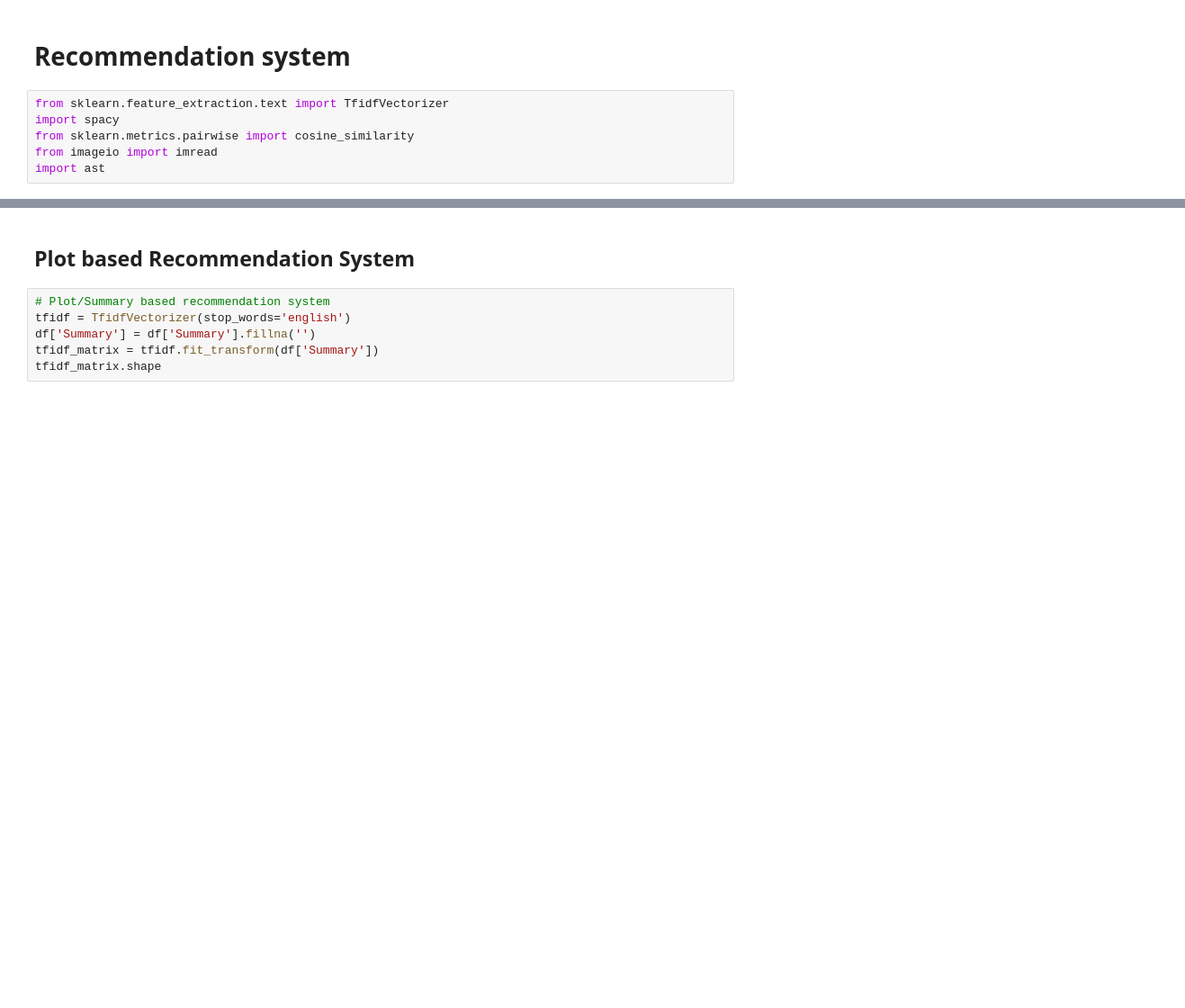
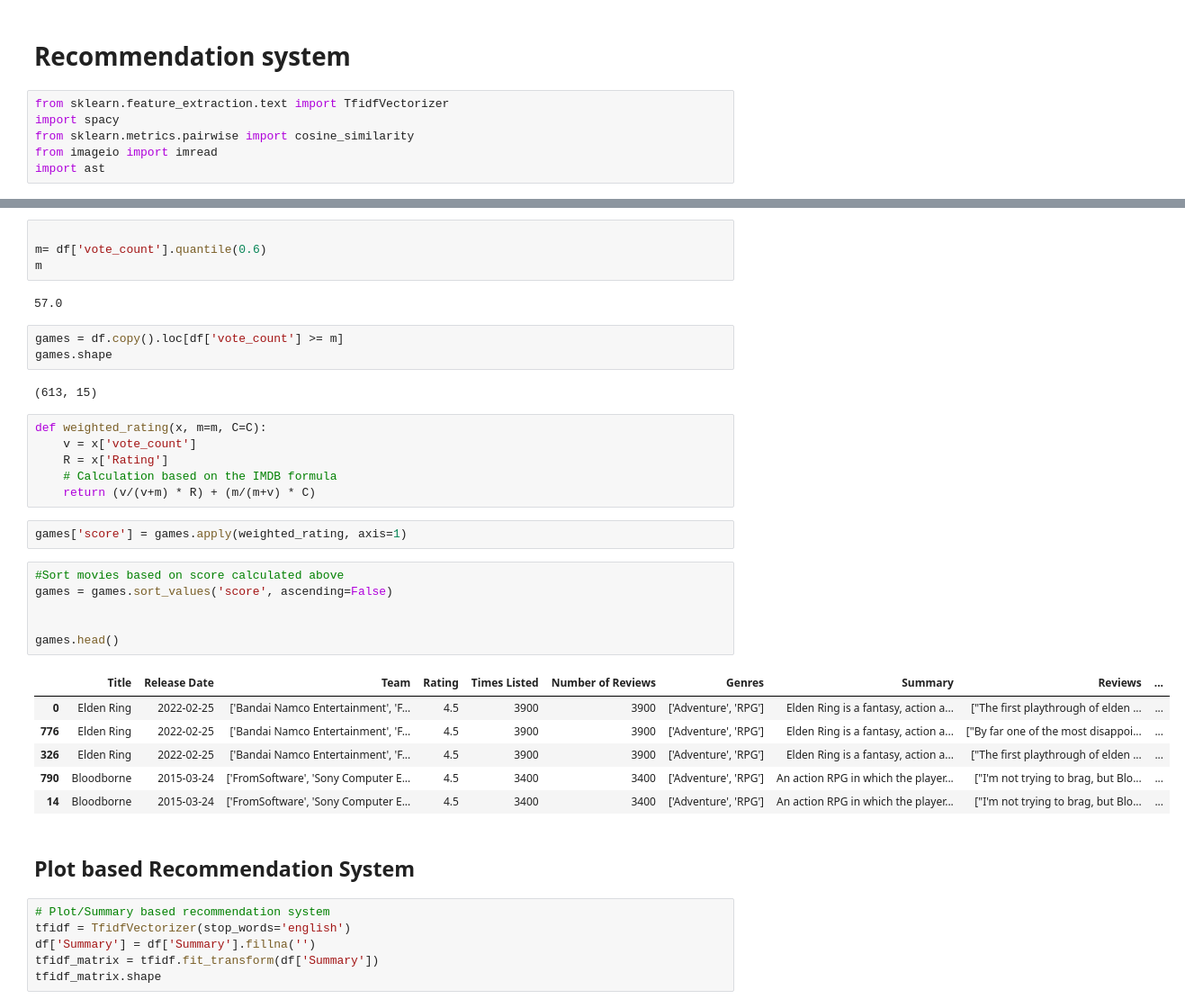
Before and after one commit to shubhamk2001/Recommendation-System, a Jupyter notebook: Game_Recommendation(NLP,GenAI).ipynb, the cells around one changed output, grey strips where cells are left out. Shown at 90% size. Cells and saved outputs as stored; diff of their text form; blank space fills up the shorter version.

```diff
--- a/Game_Recommendation(NLP,GenAI).ipynb
+++ b/Game_Recommendation(NLP,GenAI).ipynb
@@ -516,3 +603,35 @@ Different models that we can build:
+# %%
+
+m= df['vote_count'].quantile(0.6)
+m
+# %% [output]
+57.0
+# %%
+games = df.copy().loc[df['vote_count'] >= m]
+games.shape
+# %% [output]
+(613, 15)
+# %%
+def weighted_rating(x, m=m, C=C):
+    v = x['vote_count']
+    R = x['Rating']
+    # Calculation based on the IMDB formula
+    return (v/(v+m) * R) + (m/(m+v) * C)
+# %%
+games['score'] = games.apply(weighted_rating, axis=1)
+# %%
+#Sort movies based on score calculated above
+games = games.sort_values('score', ascending=False)
+
+
+games.head()
+# %% [output]
+|  | Title | Release Date | Team | Rating | Times Listed | Number of Reviews | Genres | Summary | Reviews | ... |
+| 0 | Elden Ring | 2022-02-25 | ['Bandai Namco Entertainment', 'F... | 4.5 | 3900 | 3900 | ['Adventure', 'RPG'] | Elden Ring is a fantasy, action a... | ["The first playthrough of elden ... | ... |
+| 776 | Elden Ring | 2022-02-25 | ['Bandai Namco Entertainment', 'F... | 4.5 | 3900 | 3900 | ['Adventure', 'RPG'] | Elden Ring is a fantasy, action a... | ["By far one of the most disappoi... | ... |
+| 326 | Elden Ring | 2022-02-25 | ['Bandai Namco Entertainment', 'F... | 4.5 | 3900 | 3900 | ['Adventure', 'RPG'] | Elden Ring is a fantasy, action a... | ["The first playthrough of elden ... | ... |
+| 790 | Bloodborne | 2015-03-24 | ['FromSoftware', 'Sony Computer E... | 4.5 | 3400 | 3400 | ['Adventure', 'RPG'] | An action RPG in which the player... | ["I'm not trying to brag, but Blo... | ... |
+| 14 | Bloodborne | 2015-03-24 | ['FromSoftware', 'Sony Computer E... | 4.5 | 3400 | 3400 | ['Adventure', 'RPG'] | An action RPG in which the player... | ["I'm not trying to brag, but Blo... | ... |
 # %% [markdown]
 ## Plot based Recommendation System
 # %%
```
Also changed, not shown: parts of 49 cells of this notebook.
